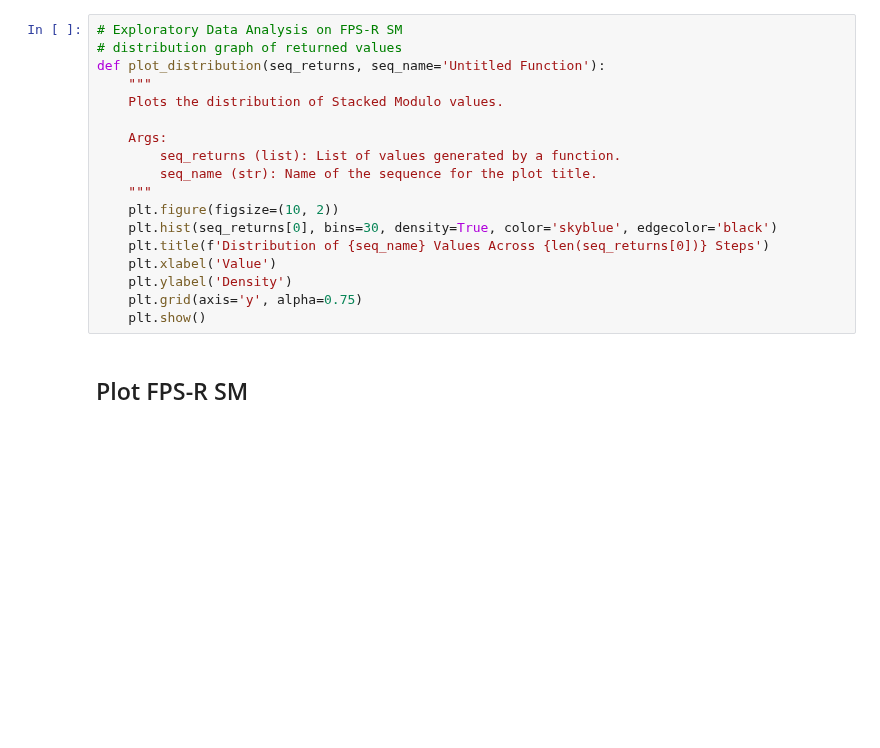
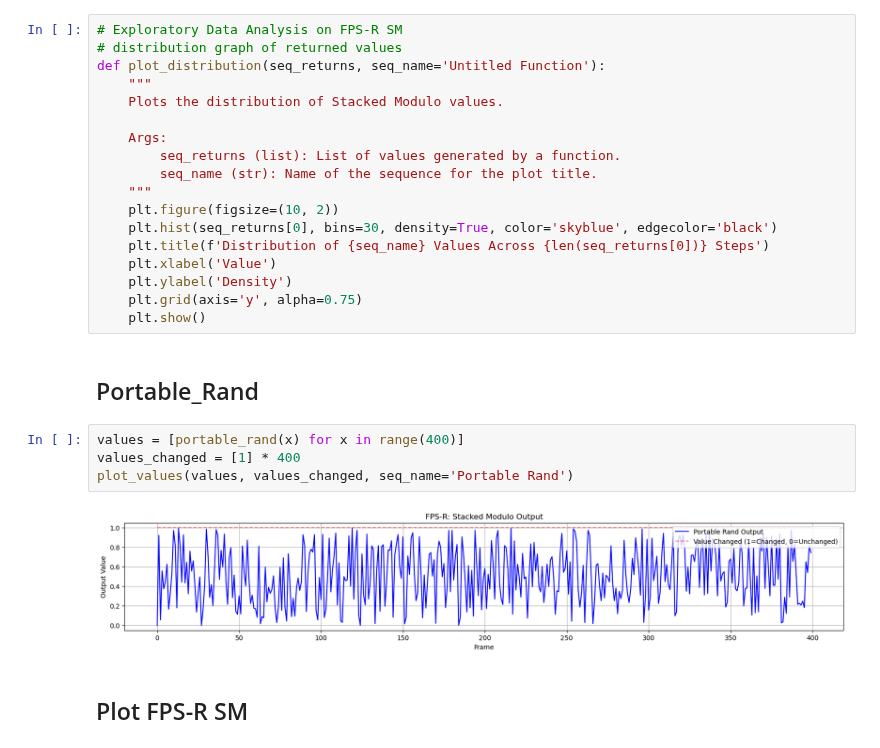
Before and after one commit to patwooky/fpsr, a Jupyter notebook: resources/code/_WIP/algo_data_analysis/fpsr_algoAnalysis.ipynb, the cells around one changed output. Cells and saved outputs as stored; diff of their text form; blank space fills up the shorter version.

```diff
--- a/resources/code/_WIP/algo_data_analysis/fpsr_algoAnalysis.ipynb
+++ b/resources/code/_WIP/algo_data_analysis/fpsr_algoAnalysis.ipynb
@@ -504,6 +505,14 @@ def plot_distribution(seq_returns, seq_name='Untitled Function'):
     plt.ylabel('Density')
     plt.grid(axis='y', alpha=0.75)
     plt.show()
+# %% [markdown]
+## Portable_Rand
+# %%
+values = [portable_rand(x) for x in range(400)]
+values_changed = [1] * 400
+plot_values(values, values_changed, seq_name='Portable Rand')
+# %% [output]
+[figure, added]
 # %% [markdown]
 ## Plot FPS-R SM
 # %%
```
Also changed, not shown: parts of 6 cells of this notebook.
